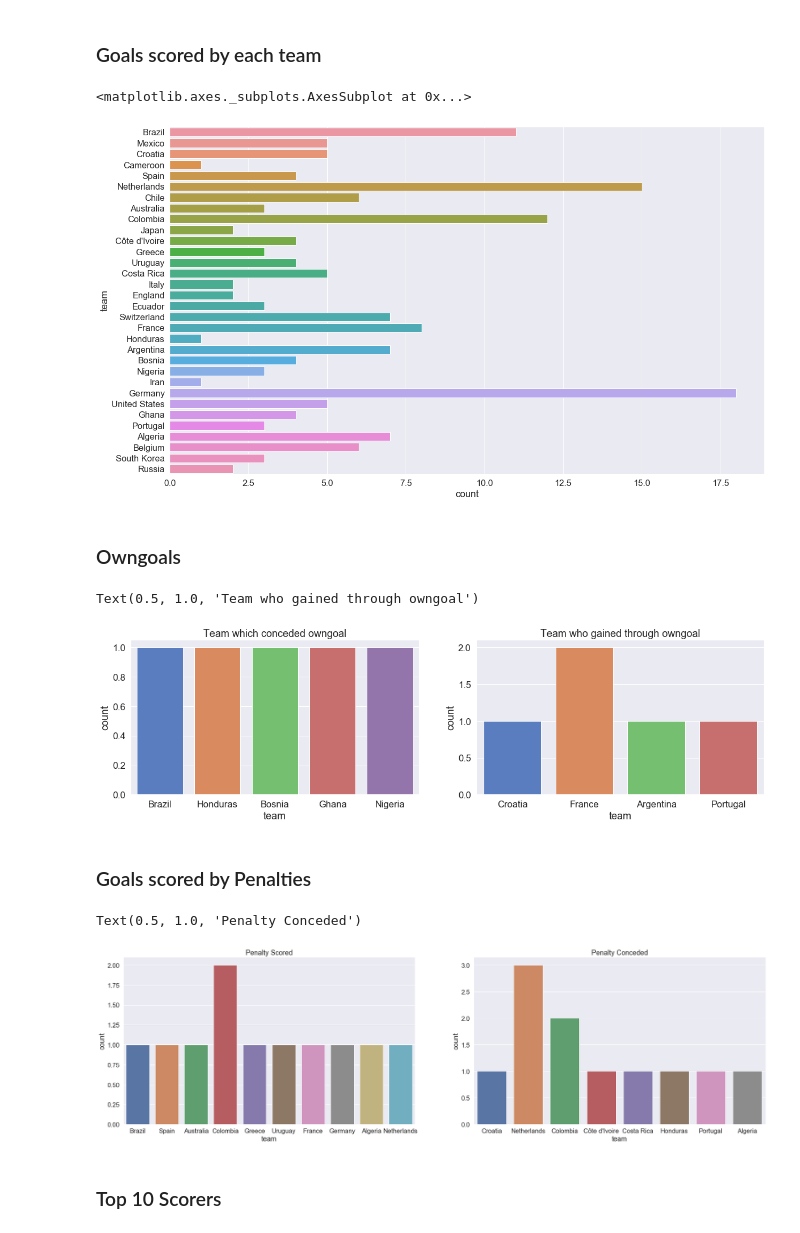
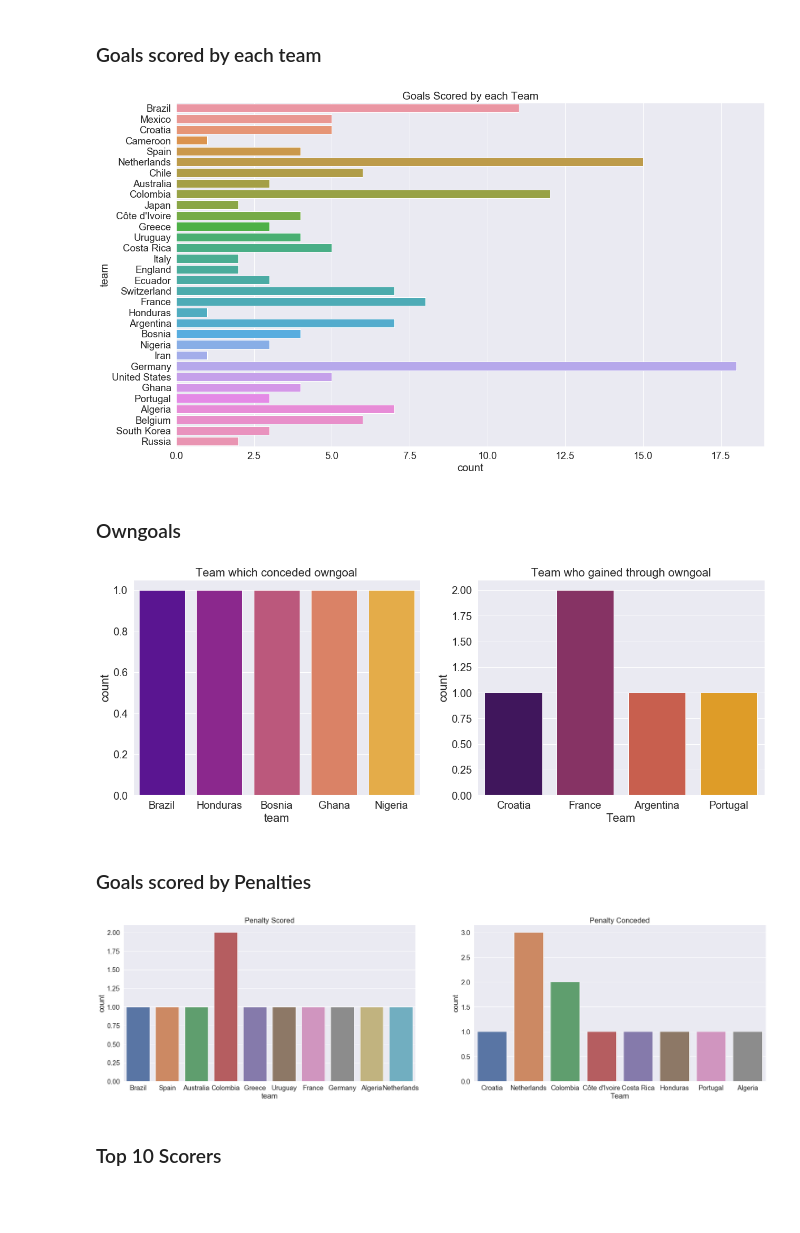
Before and after one commit to gitSuyash/Fifa-ETL, a Jupyter notebook: Analysis Notebook.ipynb, the cells around one changed output. Cells and saved outputs as stored; diff of their text form; code cells hidden in the pictures; blank space fills up the shorter version.

```diff
--- a/Analysis Notebook.ipynb
+++ b/Analysis Notebook.ipynb
@@ -16,46 +16,47 @@ df.head()
 # %%
 df.replace('Bosnia-Herzegovina','Bosnia',inplace=True)
 # %%
-sns.set(style='darkgrid',font_scale=1.5)
+sns.set(style='darkgrid',font_scale=1.7)
 # %% [markdown]
 ### Goals scored by each team
 # %%
 team_goals = df.loc[df['owngoal']==0,'team']
 plt.figure(figsize=(20,12))
 sns.countplot(y=team_goals)
+plt.title('Goals Scored by each Team')
+plt.savefig('img1.jpg')
 # %% [output]
-<matplotlib.axes._subplots.AxesSubplot at 0x...>
-[figure, old version]
+[figure, new version]
 # %% [markdown]
 ### Owngoals
 # %%
 owngoal_team = df.loc[df['owngoal']==1,'team']
 owngoal_opponent = df.loc[df['owngoal']==1,'opponent']
 
-fig,(ax1,ax2) = plt.subplots(1,2,figsize=(20,5))
-sns.countplot(owngoal_team,ax=ax1,palette='muted')
+fig,(ax1,ax2) = plt.subplots(1,2,figsize=(20,7))
+sns.countplot(owngoal_team,ax=ax1,palette='plasma')
 ax1.set_title('Team which conceded owngoal')
-sns.countplot(owngoal_opponent,ax=ax2,palette='muted')
-ax2.set_xlabel('team')
+sns.countplot(owngoal_opponent,ax=ax2,palette='inferno')
+ax2.set_xlabel('Team')
 ax2.set_title('Team who gained through owngoal')
+plt.savefig('img2.jpg')
 # %% [output]
-Text(0.5, 1.0, 'Team who gained through owngoal')
-[figure, old version]
+[figure, new version]
 # %% [markdown]
 ### Goals scored by Penalties
 # %%
 penalty_won = df.loc[df['penalty']==1,'team']
 penalty_conceded = df.loc[df['penalty']==1,'opponent']
 
-fig,(ax1,ax2) = plt.subplots(1,2,figsize=(30,8))
+fig,(ax1,ax2) = plt.subplots(1,2,figsize=(32,8))
 sns.countplot(penalty_won,ax=ax1)
 ax1.set_title('Penalty Scored')
 sns.countplot(penalty_conceded,ax=ax2)
-ax2.set_xlabel('team')
+ax2.set_xlabel('Team')
 ax2.set_title('Penalty Conceded')
+plt.savefig('img3.jpg')
 # %% [output]
-Text(0.5, 1.0, 'Penalty Conceded')
-[figure, old version]
+[figure, new version]
 # %% [markdown]
 ### Top 10 Scorers
 # %%
```
Also changed, not shown: parts of 6 cells of this notebook, 12 other files.
